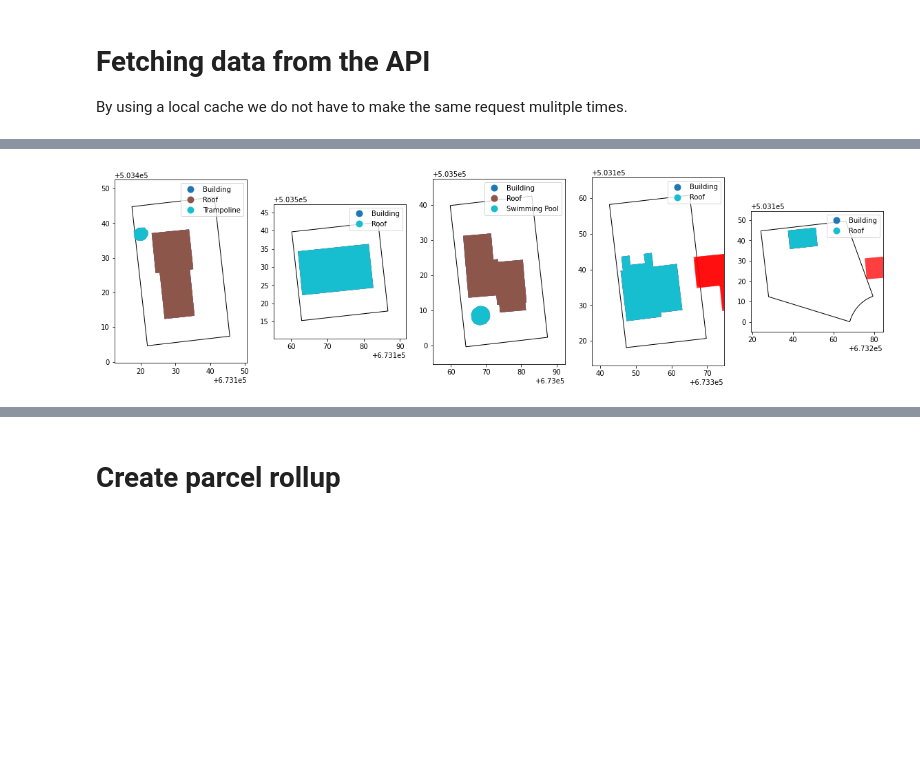
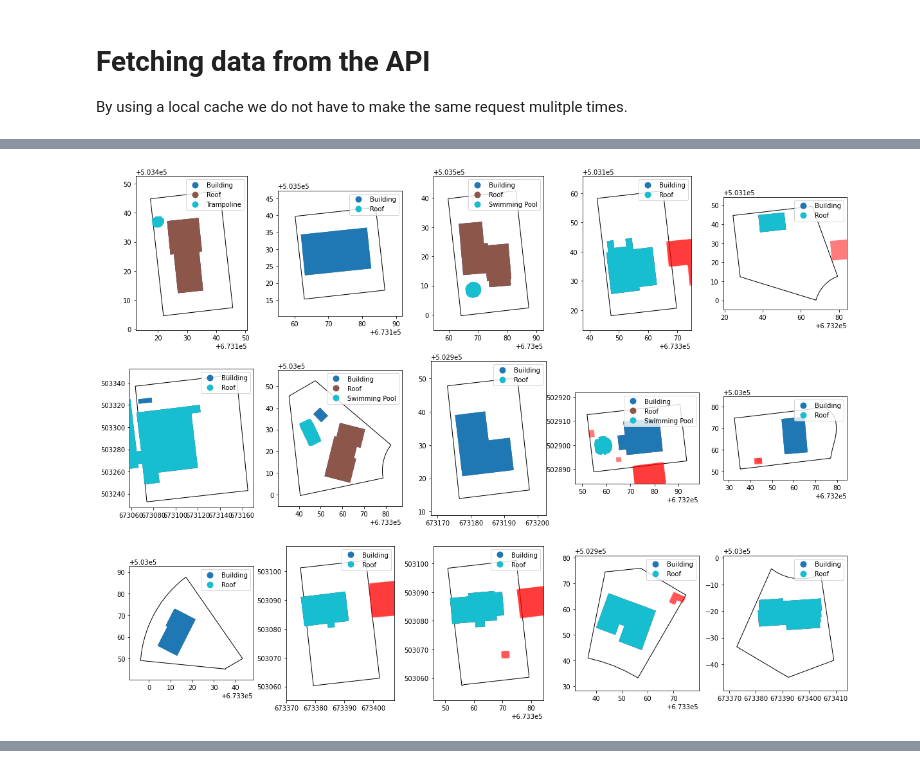
Before and after one commit to nearmap/nmaipy, a Jupyter notebook: ai-feature-api/Parcel_rollup.ipynb, the cells around one changed output, grey strips where cells are left out. Drawn from its saved outputs; the diff is of its cells as text; code cells hidden in the pictures; blank space fills up the shorter version.

```diff
--- a/ai-feature-api/Parcel_rollup.ipynb
+++ b/ai-feature-api/Parcel_rollup.ipynb
@@ -123,7 +140,7 @@ parcels_df = pd.read_csv(PARCELS_PATH)
 parcels_gdf = gpd.GeoDataFrame(
     parcels_df.drop("geometry", axis=1),
     geometry=parcels_df.geometry.apply(shapely.wkt.loads),
-    crs="EPSG:4326",
+    crs=SOURCE_CRS,
 )
 del parcels_df
 # Check that identifier is unique
@@ -264,0 +268,16 @@ for i, row in parcels_gdf.head(n).iterrows():
+# %%
+# Plot a few examples
+fig, axes = plt.subplots(3, 5, figsize=(20, 15))
+axes = [ax for row in axes for ax in row]
+for i, row in parcels_gdf.head(15).iterrows():
+    payload, error = cached_get_payload(row.id, row.geometry)
+    features_gdf = create_geodataframe(payload, row.geometry)
+    features_gdf.plot(ax=axes[i], column="description", legend=True)
+    albers_geom = long_lat_to_albers(row.geometry)
+    axes[i].add_patch(
+        PolygonPatch(
+            long_lat_to_albers(row.geometry), fc="none", ec="k", alpha=1, zorder=0, lw=1
+        )
+    )
+    axes[i].set_xlim(albers_geom.bounds[0] - 5, albers_geom.bounds[2] + 5)
+    axes[i].set_ylim(albers_geom.bounds[1] - 5, albers_geom.bounds[3] + 5)
@@ -265,49 +318,28 @@ for i, row in parcels_gdf.head(n).iterrows():
 # %%
-def filter_features(features_gdf):
-    # Filter small features
-    features_gdf = features_gdf[features_gdf.classId.map(MIN_SIZES) < features_gdf.area]
-    # Filter low confidence features
-    features_gdf = features_gdf[
-        features_gdf.classId.map(MIN_CONFIDENCES) < features_gdf.confidence
-    ]
-    # Filter based on area in parcel
-    area_mask = (
-        features_gdf.classId.map(MIN_AREA_IN_PARCEL) < features_gdf.intersectionArea
-    )
-    ratio_mask = (
-        features_gdf.classId.map(MIN_RATIO_IN_PARCEL) < features_gdf.intersectionRatio
-    )
-    features_gdf = features_gdf[area_mask | ratio_mask]
-
-    return features_gdf
-
-
 # Plot a few examples
 # Red features were discarded
-n = 5
-fig, axes = plt.subplots(1, 5, figsize=(20, 10))
-for i, row in parcels_gdf.head(n).iterrows():
+fig, axes = plt.subplots(3, 5, figsize=(20, 15))
+axes = [ax for row in axes for ax in row]
+for i, row in parcels_gdf.head(15).iterrows():
     # Get API payload
     payload, error = cached_get_payload(row.id, row.geometry)
     # Create geo-df
     features_gdf = create_geodataframe(payload, row.geometry)
     # Plot all features
-    features_gdf.plot(ax=axes[i], fc="red", alpha=0.5)
+    features_gdf.plot(ax=axes[i], fc="red", alpha=0.3)
     # Filter features
     features_gdf = filter_features(features_gdf)
     # Plot remaining features
     features_gdf.plot(ax=axes[i], column="description", legend=True)
     # Show parcel boundary
     albers_geom = long_lat_to_albers(row.geometry)
     axes[i].add_patch(
         PolygonPatch(
             long_lat_to_albers(row.geometry), fc="none", ec="k", alpha=1, zorder=0, lw=1
         )
     )
     axes[i].set_xlim(albers_geom.bounds[0] - 5, albers_geom.bounds[2] + 5)
     axes[i].set_ylim(albers_geom.bounds[1] - 5, albers_geom.bounds[3] + 5)
 # %% [output]
-[figure, old version]
+[figure, new version]
 [interactive output not drawn]
-# %% [markdown]
-# Create parcel rollup
```
Also changed, not shown: parts of 31 cells of this notebook.
